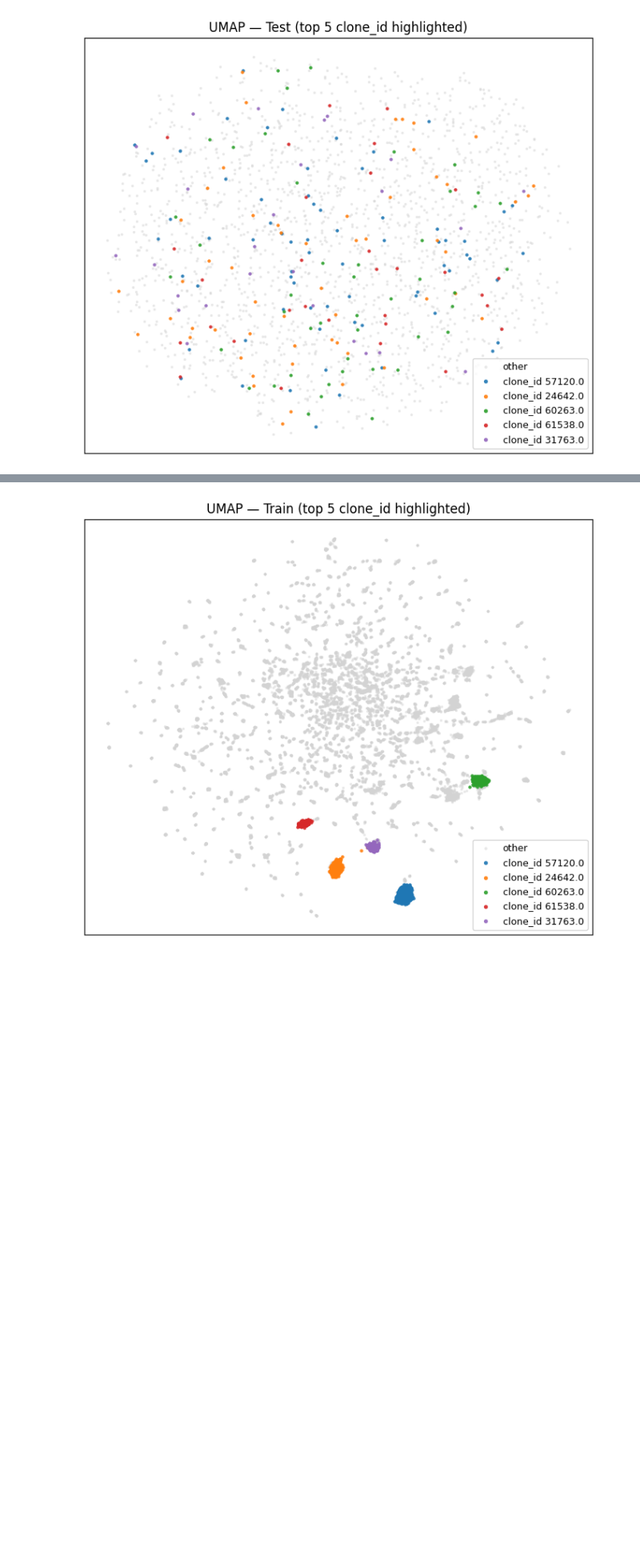
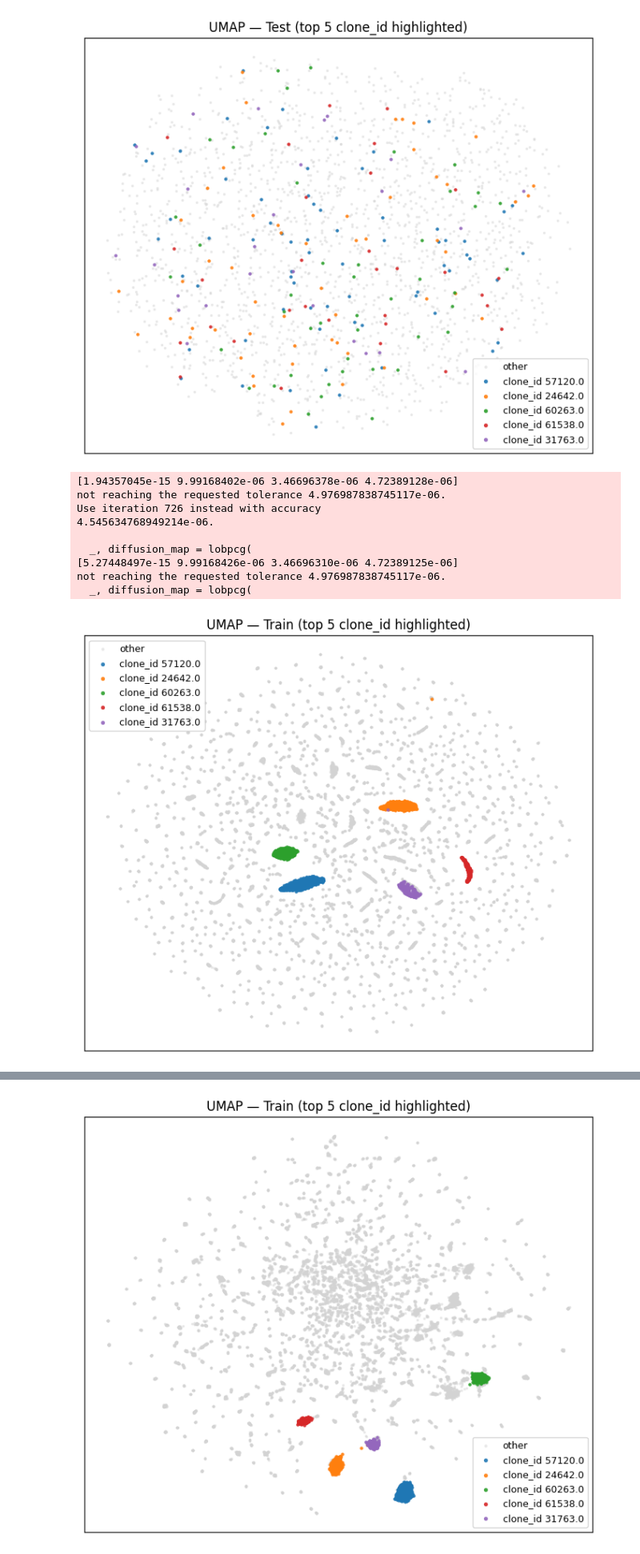
Before and after one commit to SZ-yang/SCSeq_LineageBarcoding, a Jupyter notebook: SCLineage_ConstrativeLearning/out/plot/feat_LCL_2025/cell_tag_multi/cell_tag_multi_only_testAsPenalty.ipynb, the cells around one changed output, grey strips where cells are left out. Shown at 80% size. Saved outputs shown, nothing was run; the diff lists cells and outputs as text; code cells hidden in the pictures; blank space fills up the shorter version.

```diff
--- a/SCLineage_ConstrativeLearning/out/plot/feat_LCL_2025/cell_tag_multi/cell_tag_multi_only_testAsPenalty.ipynb
+++ b/SCLineage_ConstrativeLearning/out/plot/feat_LCL_2025/cell_tag_multi/cell_tag_multi_only_testAsPenalty.ipynb
@@ -31,6 +16,12 @@ embed_path = "/Users/apple/Desktop/KB/data/feat_LCL_2025/Cell_tag-Cell_tag_multi
 
 train_embed_001 = np.load(embed_path + "/feat_celltagMulti_only_lambda001_unlab25_bs250_testAsPenalty/train_embed.npy")
 test_embed_001 = np.load(embed_path + "/feat_celltagMulti_only_lambda001_unlab25_bs250_testAsPenalty/test_embed.npy")
+train_embed_001_pj = np.load(embed_path + "/feat_celltagMulti_only_lambda001_unlab25_bs250_testAsPenalty/train_proj_embeddings.npy")
+test_embed_001_pj = np.load(embed_path + "/feat_celltagMulti_only_lambda001_unlab25_bs250_testAsPenalty/test_proj_embeddings.npy")
+
 
 train_embed_001_10 = np.load(embed_path + "/feat_celltagMulti_only_lambda001_unlab10_bs250_testAsPenalty/train_embed.npy")
 test_embed_001_10 = np.load(embed_path + "/feat_celltagMulti_only_lambda001_unlab10_bs250_testAsPenalty/test_embed.npy")
+
+train_embed_001_5 = np.load(embed_path + "/feat_celltagMulti_only_lambda001_unlab5_bs250_testAsPenalty/train_embed.npy")
+test_embed_001_5 = np.load(embed_path + "/feat_celltagMulti_only_lambda001_unlab5_bs250_testAsPenalty/test_embed.npy")
@@ -112,3 +96,17 @@ plot_top5_umap(test_embed_001,  adata_Cell_Multi_test_labels,  title="UMAP — T
 # %% [output]
 [figure]
 [figure]
+# %%
+plot_top5_umap(train_embed_001_pj, adata_Cell_Multi__train_labels, title="UMAP — Train (top 5 clone_id highlighted)")
+plot_top5_umap(test_embed_001_pj,  adata_Cell_Multi_test_labels,  title="UMAP — Test (top 5 clone_id highlighted)")
+# %% [output]
+[1.94357045e-15 9.99168402e-06 3.46696378e-06 4.72389128e-06]
+not reaching the requested tolerance 4.976987838745117e-06.
+Use iteration 726 instead with accuracy
+4.545634768949214e-06.
+
+  _, diffusion_map = lobpcg(
+[5.27448497e-15 9.99168426e-06 3.46696310e-06 4.72389125e-06]
+not reaching the requested tolerance 4.976987838745117e-06.
+  _, diffusion_map = lobpcg(
+[figure, added]
```
Also changed, not shown: parts of 12 cells of this notebook, 4 other files.
